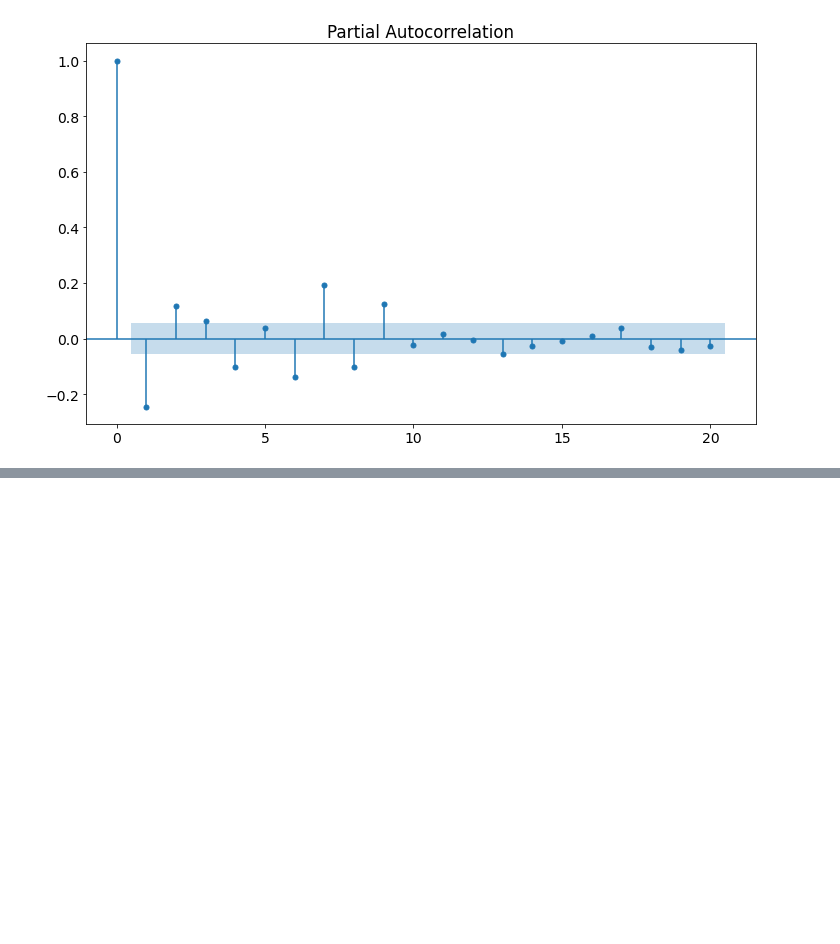
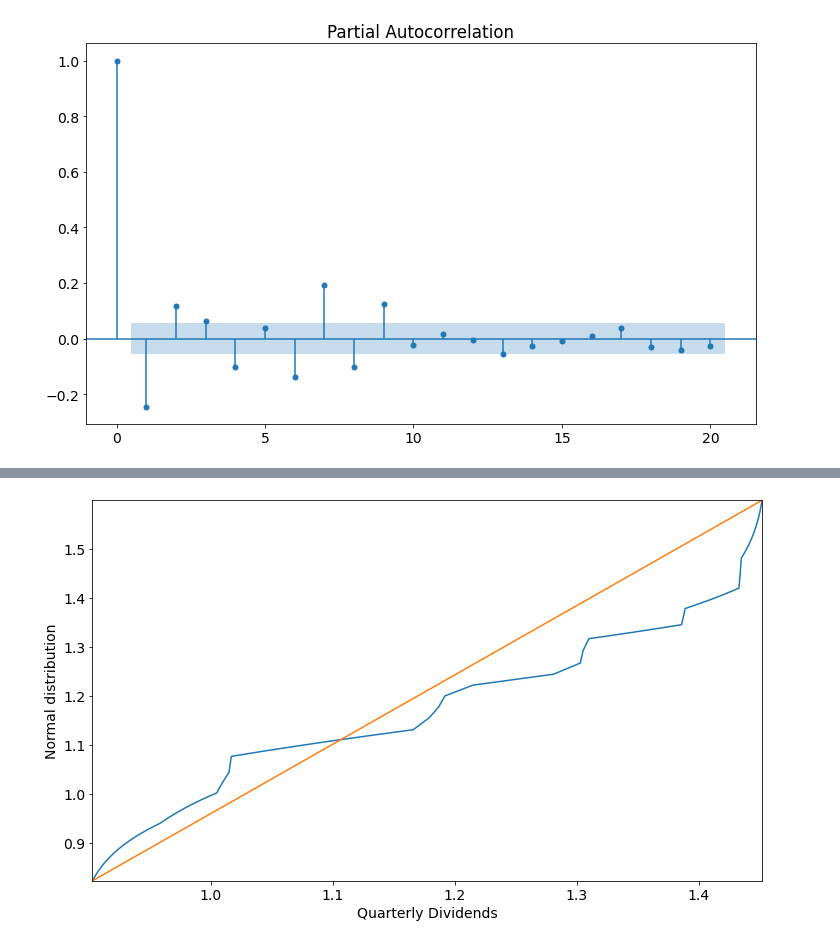
Before and after one commit to shericemking/machinelearning, a Jupyter notebook: Stock_market_analysis.ipynb, the cells around one changed output, grey strips where cells are left out. Drawn from its saved outputs; the diff is of its cells as text; code cells hidden in the pictures; blank space fills up the shorter version.

```diff
--- a/Stock_market_analysis.ipynb
+++ b/Stock_market_analysis.ipynb
@@ -158,0 +280,20 @@ plot_pacf(returns,lags=20)
+# %%
+from scipy.stats import norm
+
+t = np.linspace(0.01,0.99,1000)
+
+q1 = np.quantile(vfiax.dividends,t)
+
+q2 = norm.ppf(t,loc=np.mean(vfiax.dividends),scale=np.std(vfiax.dividends))
+# %%
+plt.plot(q1,q2)
+plt.plot([min(q1),max(q1)],[min(q2),max(q2)])
+
+plt.xlim((min(q1),max(q1)))
+plt.ylim((min(q2),max(q2)))
+
+plt.xlabel("Quarterly Dividends")
+plt.ylabel("Normal distribution")
+plt.show()
+# %% [output]
+[figure, added]
```
Also changed, not shown: parts of 21 cells of this notebook, 1 other file.
